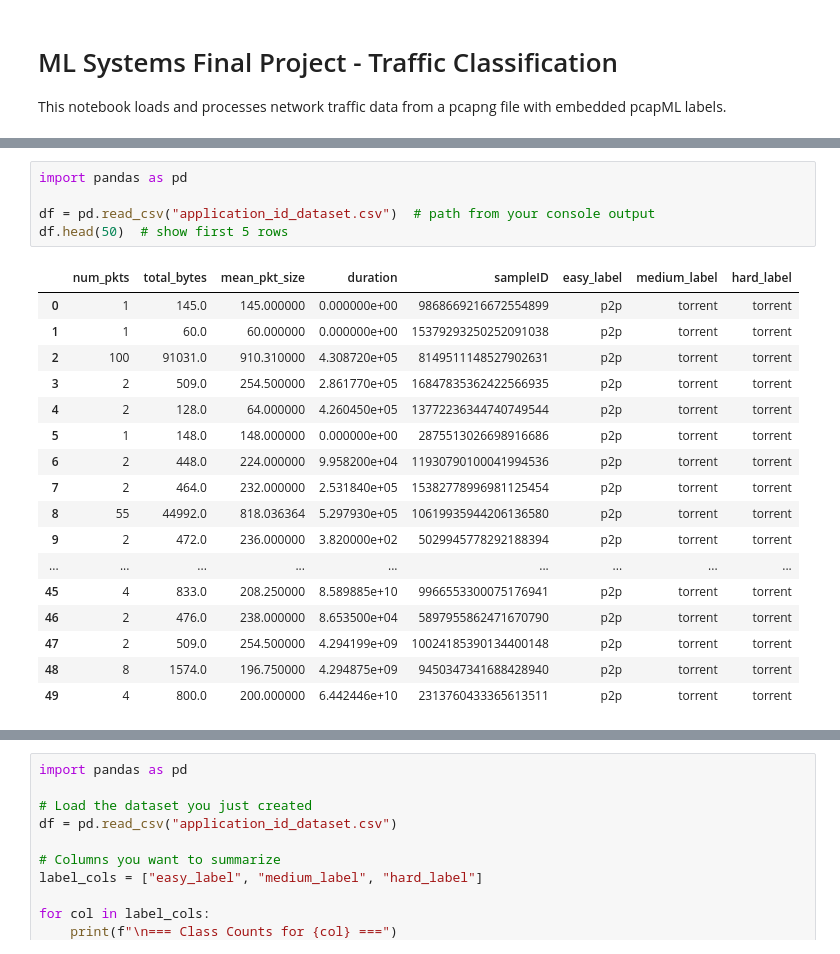
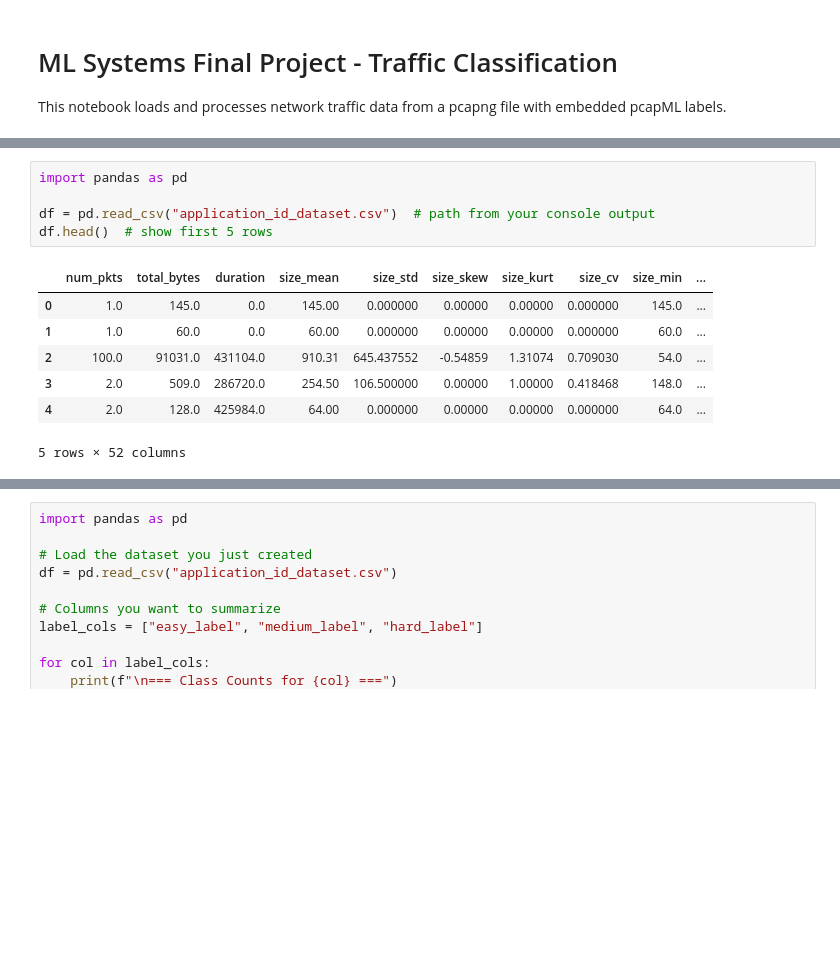
Before and after one commit to faizHilaly/ml_systems_final, a Jupyter notebook: final copy.ipynb, the cells around one changed output, grey strips where cells are left out. Drawn from its saved outputs; the diff is of its cells as text; blank space fills up the shorter version.

```diff
--- a/final copy.ipynb
+++ b/final copy.ipynb
@@ -228,23 +420,13 @@ Done.
 # %%
 import pandas as pd
 
 df = pd.read_csv("application_id_dataset.csv")  # path from your console output
-df.head(50)  # show first 5 rows
+df.head()  # show first 5 rows
 # %% [output]
-|  | num_pkts | total_bytes | mean_pkt_size | duration | sampleID | easy_label | medium_label | hard_label |
-| 0 | 1 | 145.0 | 145.000000 | 0.000000e+00 | 9868669216672554899 | p2p | torrent | torrent |
-| 1 | 1 | 60.0 | 60.000000 | 0.000000e+00 | 15379293250252091038 | p2p | torrent | torrent |
-| 2 | 100 | 91031.0 | 910.310000 | 4.308720e+05 | 8149511148527902631 | p2p | torrent | torrent |
-| 3 | 2 | 509.0 | 254.500000 | 2.861770e+05 | 16847835362422566935 | p2p | torrent | torrent |
-| 4 | 2 | 128.0 | 64.000000 | 4.260450e+05 | 13772236344740749544 | p2p | torrent | torrent |
-| 5 | 1 | 148.0 | 148.000000 | 0.000000e+00 | 2875513026698916686 | p2p | torrent | torrent |
-| 6 | 2 | 448.0 | 224.000000 | 9.958200e+04 | 11930790100041994536 | p2p | torrent | torrent |
-| 7 | 2 | 464.0 | 232.000000 | 2.531840e+05 | 15382778996981125454 | p2p | torrent | torrent |
-| 8 | 55 | 44992.0 | 818.036364 | 5.297930e+05 | 10619935944206136580 | p2p | torrent | torrent |
-| 9 | 2 | 472.0 | 236.000000 | 3.820000e+02 | 5029945778292188394 | p2p | torrent | torrent |
-| ... | ... | ... | ... | ... | ... | ... | ... | ... |
-| 45 | 4 | 833.0 | 208.250000 | 8.589885e+10 | 9966553300075176941 | p2p | torrent | torrent |
-| 46 | 2 | 476.0 | 238.000000 | 8.653500e+04 | 5897955862471670790 | p2p | torrent | torrent |
-| 47 | 2 | 509.0 | 254.500000 | 4.294199e+09 | 10024185390134400148 | p2p | torrent | torrent |
-| 48 | 8 | 1574.0 | 196.750000 | 4.294875e+09 | 9450347341688428940 | p2p | torrent | torrent |
-| 49 | 4 | 800.0 | 200.000000 | 6.442446e+10 | 2313760433365613511 | p2p | torrent | torrent |
+|  | num_pkts | total_bytes | duration | size_mean | size_std | size_skew | size_kurt | size_cv | size_min | ... |
+| 0 | 1.0 | 145.0 | 0.0 | 145.00 | 0.000000 | 0.00000 | 0.00000 | 0.000000 | 145.0 | ... |
+| 1 | 1.0 | 60.0 | 0.0 | 60.00 | 0.000000 | 0.00000 | 0.00000 | 0.000000 | 60.0 | ... |
+| 2 | 100.0 | 91031.0 | 431104.0 | 910.31 | 645.437552 | -0.54859 | 1.31074 | 0.709030 | 54.0 | ... |
+| 3 | 2.0 | 509.0 | 286720.0 | 254.50 | 106.500000 | 0.00000 | 1.00000 | 0.418468 | 148.0 | ... |
+| 4 | 2.0 | 128.0 | 425984.0 | 64.00 | 0.000000 | 0.00000 | 0.00000 | 0.000000 | 64.0 | ... |
+5 rows × 52 columns
```
Also changed, not shown: parts of 9 cells of this notebook, 1 other file.
